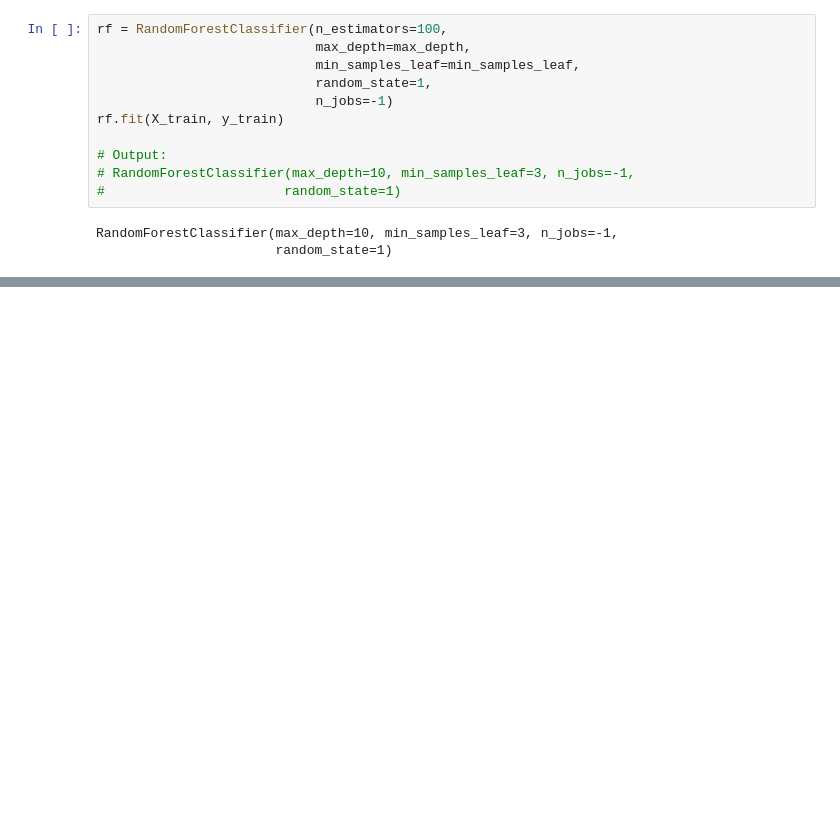
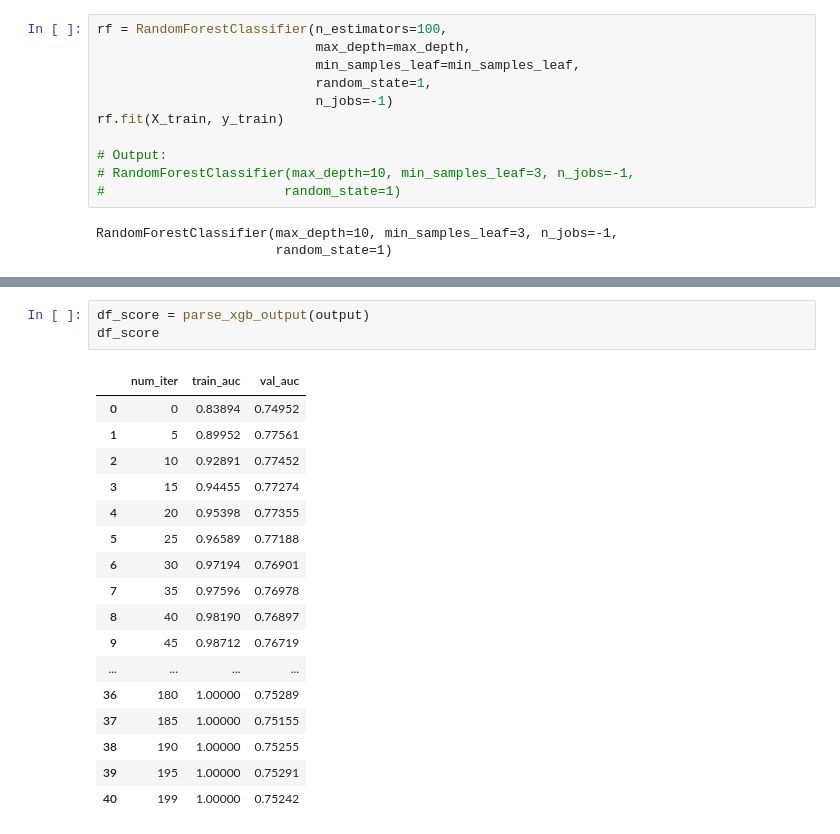
Before and after one commit to caro6852lq/ML-Zoomcamp-CaroVergara, a Jupyter notebook: 06-trees/06-trees.ipynb, the cells around one changed output, grey strips where cells are left out. Drawn from its saved outputs; the diff is of its cells as text; blank space fills up the shorter version.

```diff
--- a/06-trees/06-trees.ipynb
+++ b/06-trees/06-trees.ipynb
@@ -572,0 +805,21 @@ RandomForestClassifier(max_depth=10, min_samples_leaf=3, n_jobs=-1,
+# %%
+df_score = parse_xgb_output(output)
+df_score
+# %% [output]
+|  | num_iter | train_auc | val_auc |
+| 0 | 0 | 0.83894 | 0.74952 |
+| 1 | 5 | 0.89952 | 0.77561 |
+| 2 | 10 | 0.92891 | 0.77452 |
+| 3 | 15 | 0.94455 | 0.77274 |
+| 4 | 20 | 0.95398 | 0.77355 |
+| 5 | 25 | 0.96589 | 0.77188 |
+| 6 | 30 | 0.97194 | 0.76901 |
+| 7 | 35 | 0.97596 | 0.76978 |
+| 8 | 40 | 0.98190 | 0.76897 |
+| 9 | 45 | 0.98712 | 0.76719 |
+| ... | ... | ... | ... |
+| 36 | 180 | 1.00000 | 0.75289 |
+| 37 | 185 | 1.00000 | 0.75155 |
+| 38 | 190 | 1.00000 | 0.75255 |
+| 39 | 195 | 1.00000 | 0.75291 |
+| 40 | 199 | 1.00000 | 0.75242 |
```
Also changed, not shown: parts of 30 cells of this notebook.
